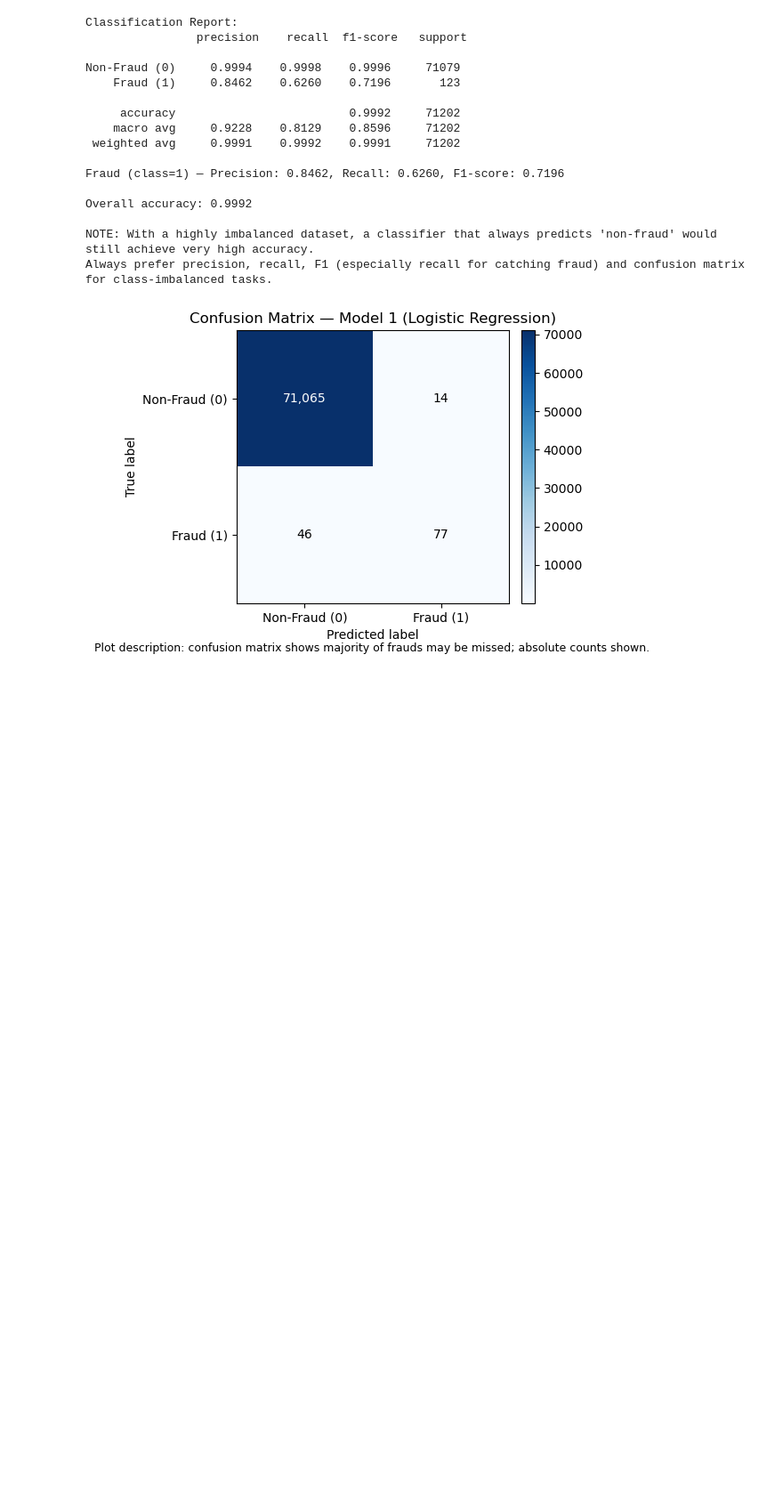
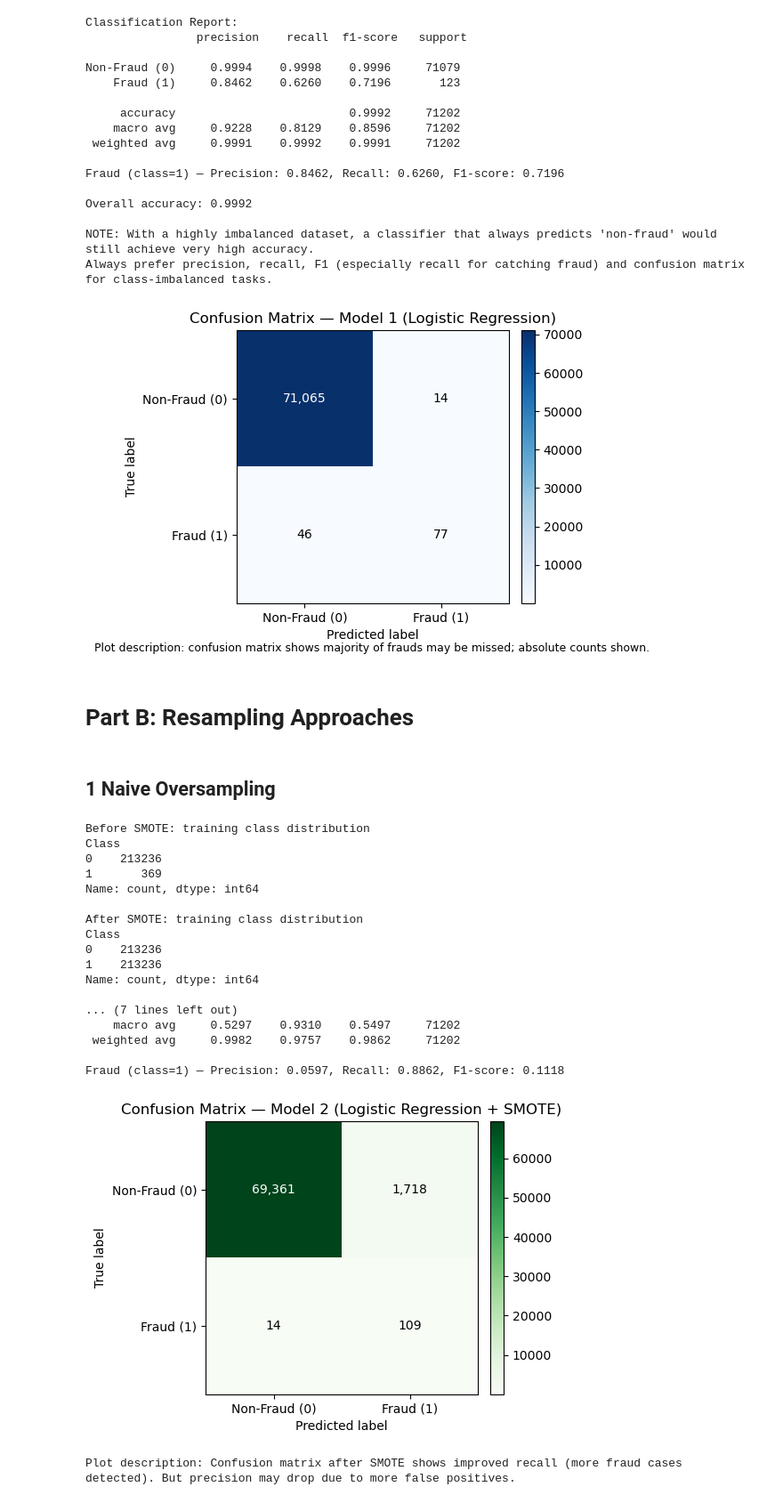
Before and after one commit to neer-patel-11/DAL_3, a Jupyter notebook: DA25M021_DAL_3 .ipynb, the cells around one changed output. Shown at 89% size. Cells and saved outputs as stored; diff of their text form; code cells hidden in the pictures; blank space fills up the shorter version.

Commit message:
Naive Oversampling (SMOTE)

```diff
--- a/DA25M021_DAL_3.ipynb
+++ b/DA25M021_DAL_3 .ipynb
@@ -196,3 +197,79 @@ Overall accuracy: 0.9992
 NOTE: With a highly imbalanced dataset, a classifier that always predicts 'non-fraud' would still achieve very high accuracy.
 Always prefer precision, recall, F1 (especially recall for catching fraud) and confusion matrix for class-imbalanced tasks.
 [figure]
+# %% [markdown]
+# Part B: Resampling Approaches
+# %% [markdown]
+## 1 Naive Oversampling
+# %%
+
+# 1. Apply SMOTE on training data
+print("\nBefore SMOTE: training class distribution")
+print(y_train.value_counts())
+
+smote = SMOTE(random_state=42, sampling_strategy=1.0)  # balance minority = majority
+X_train_smote, y_train_smote = smote.fit_resample(X_train, y_train)
+
+print("\nAfter SMOTE: training class distribution")
+print(y_train_smote.value_counts())
+
+# Train logistic regression on SMOTE data (Model 2)
+model2 = LogisticRegression(max_iter=1000, solver='liblinear')
+model2.fit(X_train_smote, y_train_smote)
+
+# Evaluate on original imbalanced test set
+y_pred_smote = model2.predict(X_test)
+
+# print("\nConfusion Matrix (SMOTE Model):")
+# print(confusion_matrix(y_test, y_pred_smote))
+
+print("\nClassification Report (SMOTE Model):")
+print(classification_report(y_test, y_pred_smote, digits=4, target_names=['Non-Fraud (0)', 'Fraud (1)']))
+
+prec, rec, f1, _ = precision_recall_fscore_support(y_test, y_pred_smote, labels=[1], average='binary')
+print(f"Fraud (class=1) — Precision: {prec:.4f}, Recall: {rec:.4f}, F1-score: {f1:.4f}")
+
+
+cm_smote = confusion_matrix(y_test, y_pred_smote)
+
+
+fig, ax = plt.subplots(figsize=(5,4))
+im = ax.imshow(cm_smote, interpolation='nearest', cmap=plt.cm.Greens)
+ax.set_title("Confusion Matrix — Model 2 (Logistic Regression + SMOTE)")
+ax.set_xlabel("Predicted label")
+ax.set_ylabel("True label")
+ax.set_xticks([0,1]); ax.set_xticklabels(['Non-Fraud (0)','Fraud (1)'])
+ax.set_yticks([0,1]); ax.set_yticklabels(['Non-Fraud (0)','Fraud (1)'])
+# Annotate each cell with count
+thresh = cm_smote.max() / 2.
+for i in range(cm_smote.shape[0]):
+    for j in range(cm_smote.shape[1]):
+        ax.text(j, i, f"{cm_smote[i,j]:,}", ha="center", va="center",
+                color="white" if cm_smote[i,j] > thresh else "black")
+
+plt.colorbar(im, ax=ax, fraction=0.046, pad=0.04)
+
+plt.tight_layout()
+plt.show()
+
+print("Plot description: Confusion matrix after SMOTE shows improved recall (more fraud cases detected). But precision may drop due to more false positives.")
+# %% [output]
+Before SMOTE: training class distribution
+Class
+0    213236
+1       369
+Name: count, dtype: int64
+
+After SMOTE: training class distribution
+Class
+0    213236
+1    213236
+Name: count, dtype: int64
+
+... (7 lines left out)
+    macro avg     0.5297    0.9310    0.5497     71202
+ weighted avg     0.9982    0.9757    0.9862     71202
+
+Fraud (class=1) — Precision: 0.0597, Recall: 0.8862, F1-score: 0.1118
+[figure, added]
+Plot description: Confusion matrix after SMOTE shows improved recall (more fraud cases detected). But precision may drop due to more false positives.
```
Also changed, not shown: parts of 2 cells of this notebook.
